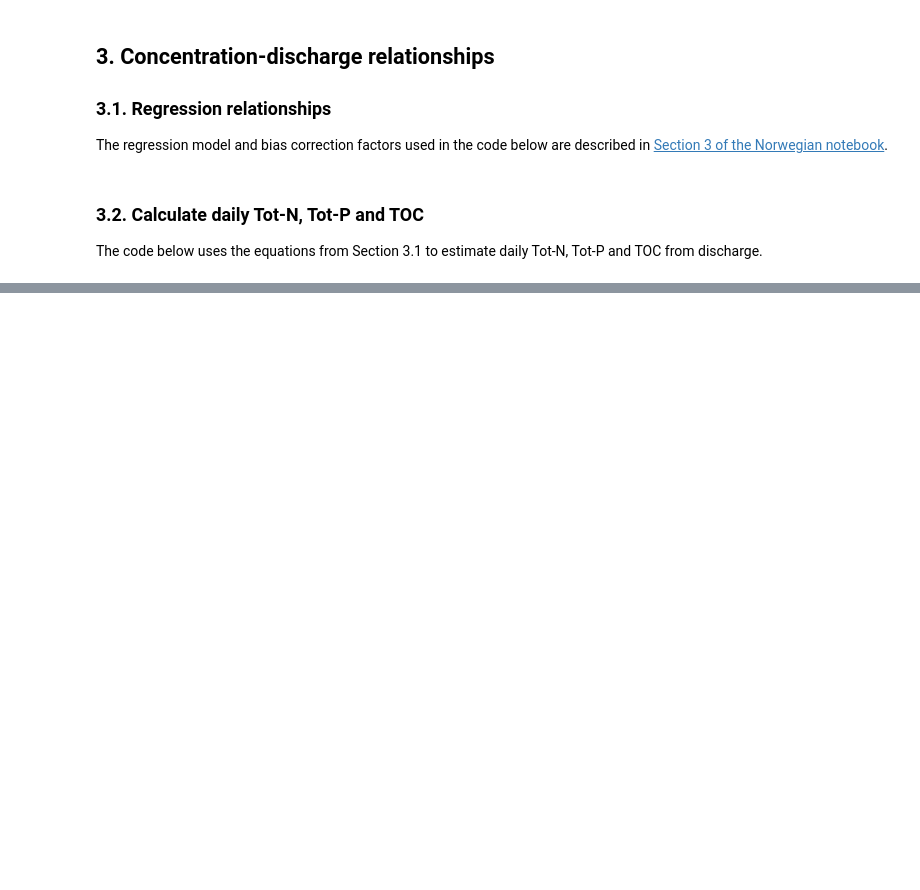
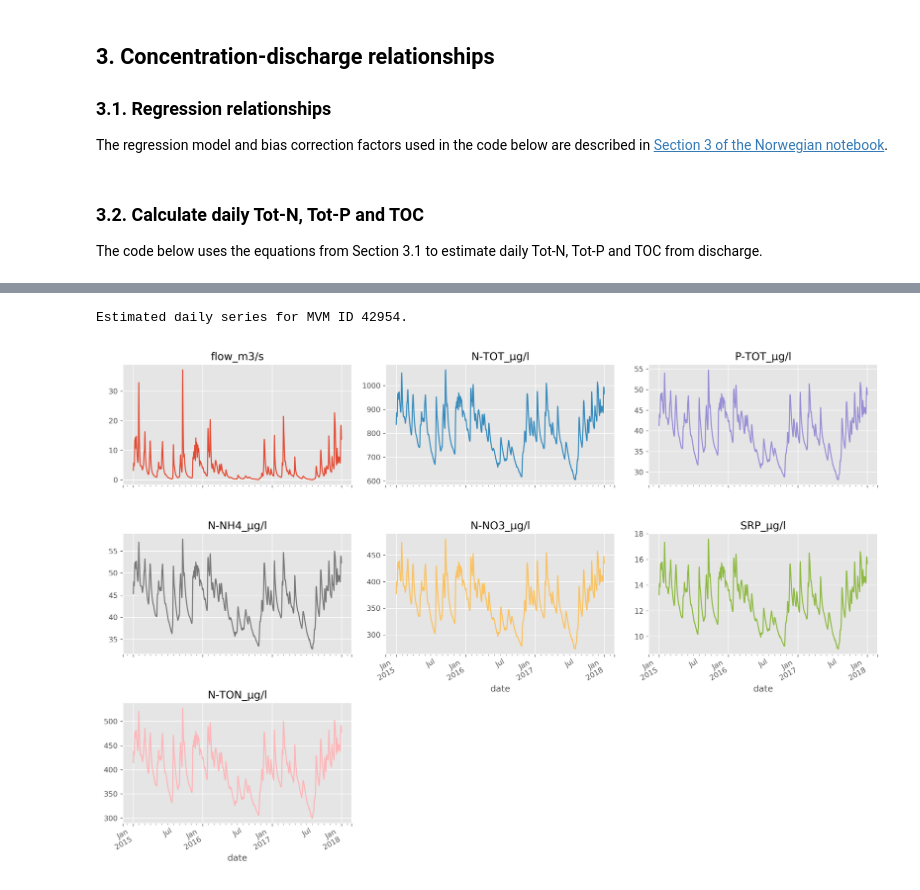
Before and after one commit to JamesSample/martini, a Jupyter notebook: notebooks/process_sweden_chem.ipynb, the cells around one changed output, grey strips where cells are left out. Cells and saved outputs as stored; diff of their text form; code cells hidden in the pictures; blank space fills up the shorter version.

Commit message:
Process Swedish data

```diff
--- a/notebooks/process_sweden_chem.ipynb
+++ b/notebooks/process_sweden_chem.ipynb
@@ -130,0 +321,41 @@ for mvm_id in wc_df['mvm_id'].unique():
+# %%
+# Loop over sites
+df_list = []
+for mvm_id in data_dict.keys():
+    # Get data
+    df = data_dict[mvm_id]
+
+    # Calc. TON
+    df['N-TON_µg/l'] = df['N-TOT_µg/l'] - df['N-NH4_µg/l'] - df['N-NO3_µg/l']
+
+    # Plot
+    df.plot(subplots=True,
+            layout=(3,3),
+            figsize=(15,10),
+            legend=False,
+            title=list(df.columns))
+
+    plt.tight_layout()
+
+    # Save png
+    png_path = r'../plots/daily_series/mvm_id_%05d.png' % mvm_id
+    plt.savefig(png_path, dpi=300)
+    plt.close()
+
+    # Tidy
+    cols = list(df.columns)
+    df.reset_index(inplace=True)
+    df['mvm_id'] = mvm_id
+    df = df[['mvm_id', 'date'] + cols]
+
+    # Add to output
+    df_list.append(df)
+
+# Combine
+df = pd.concat(df_list, axis=0, sort=False)
+
+# Write output
+csv_path = r'../tidied_data_series/swe_daily_water_chem.csv'
+df.to_csv(csv_path, index=False, encoding='utf-8')
+
+df.head()
@@ -130,0 +369,7 @@ for mvm_id in wc_df['mvm_id'].unique():
+# %%
+# Show example image
+print ('Estimated daily series for MVM ID %s.' % mvm_id)
+Image(png_path)
+# %% [output]
+Estimated daily series for MVM ID 42954.
+[figure, added]
```
Also changed, not shown: parts of 20 cells of this notebook, 51 other files.
